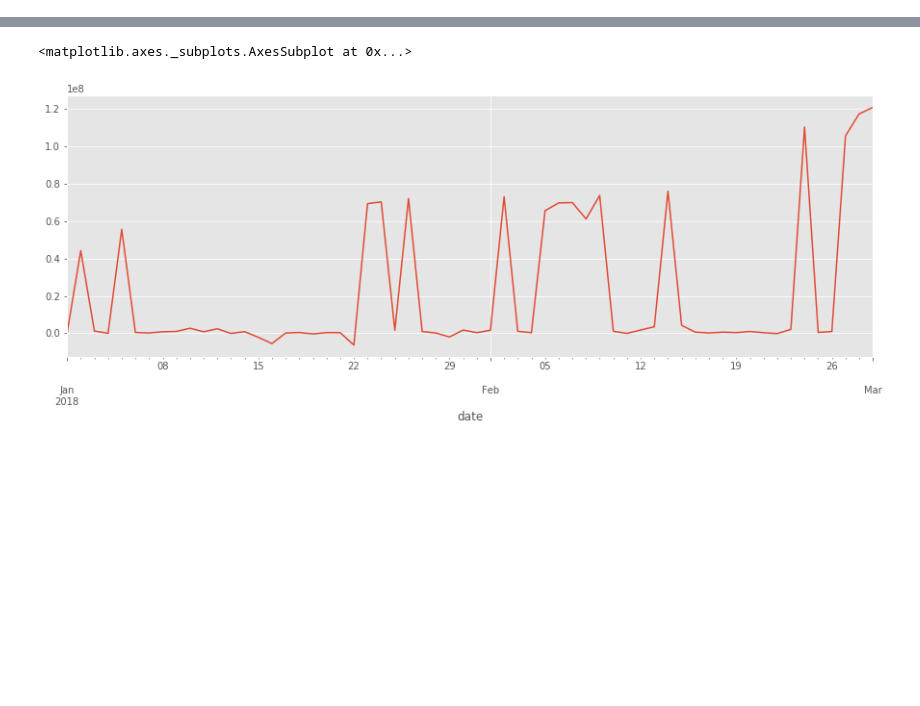
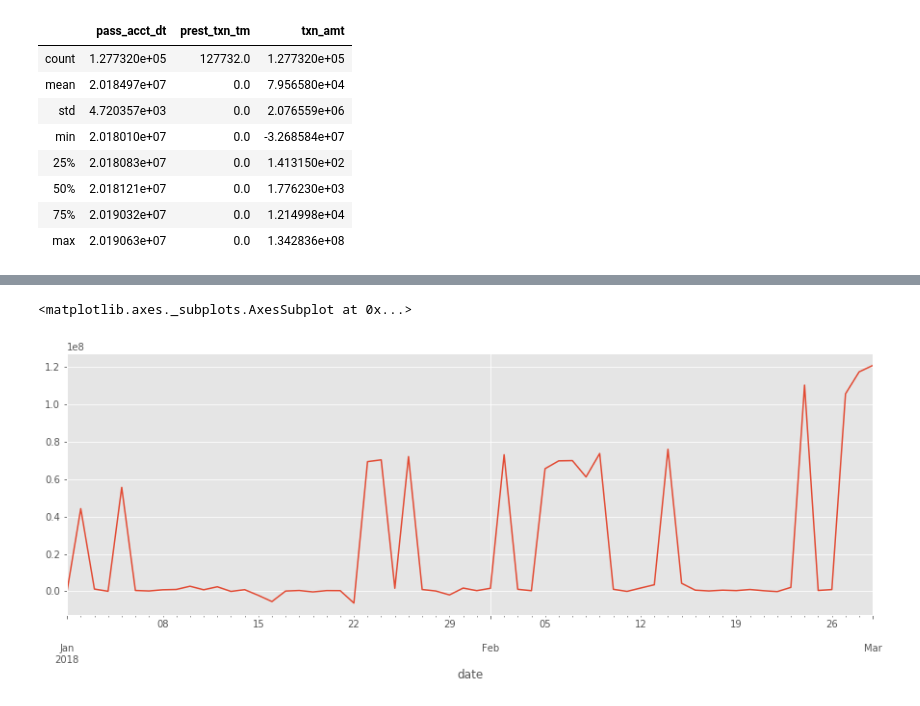
Before and after one commit to TerryCh1995/personal_case_study, a Jupyter notebook: baseline.ipynb, the cells around one changed output, grey strips where cells are left out. Cells and saved outputs as stored; diff of their text form; code cells hidden in the pictures; blank space fills up the shorter version.

```diff
--- a/baseline.ipynb
+++ b/baseline.ipynb
@@ -24 +38,14 @@ dtype: int64
+# %%
+tmp_df_0 = tmp_df.loc[tmp_df['prest_txn_tm']==0]
+tmp_df_0.describe()
+# %% [output]
+|  | pass_acct_dt | prest_txn_tm | txn_amt |
+| count | 1.277320e+05 | 127732.0 | 1.277320e+05 |
+| mean | 2.018497e+07 | 0.0 | 7.956580e+04 |
+| std | 4.720357e+03 | 0.0 | 2.076559e+06 |
+| min | 2.018010e+07 | 0.0 | -3.268584e+07 |
+| 25% | 2.018083e+07 | 0.0 | 1.413150e+02 |
+| 50% | 2.018121e+07 | 0.0 | 1.776230e+03 |
+| 75% | 2.019032e+07 | 0.0 | 1.214998e+04 |
+| max | 2.019063e+07 | 0.0 | 1.342836e+08 |
 # %%
```
Also changed, not shown: parts of 4 cells of this notebook.
